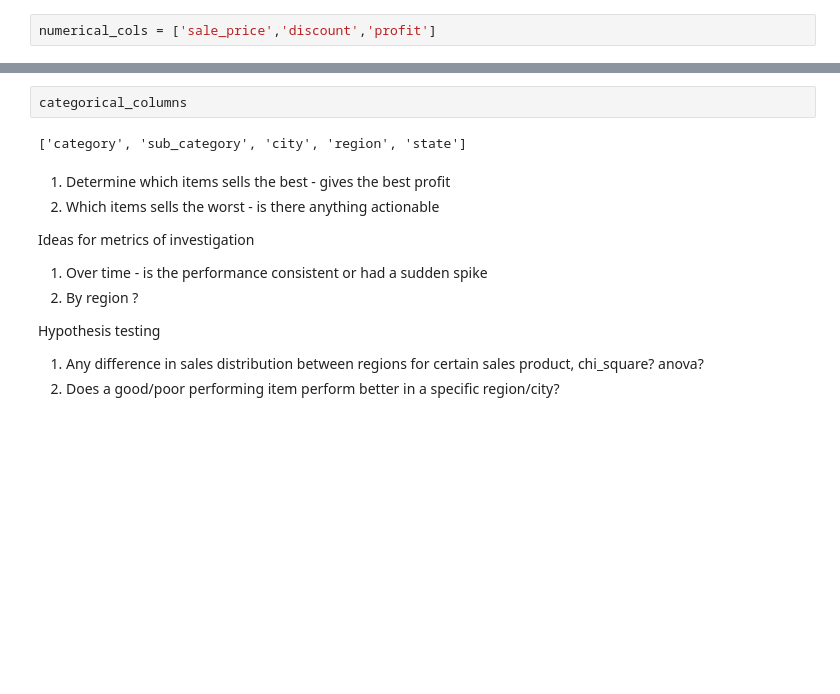
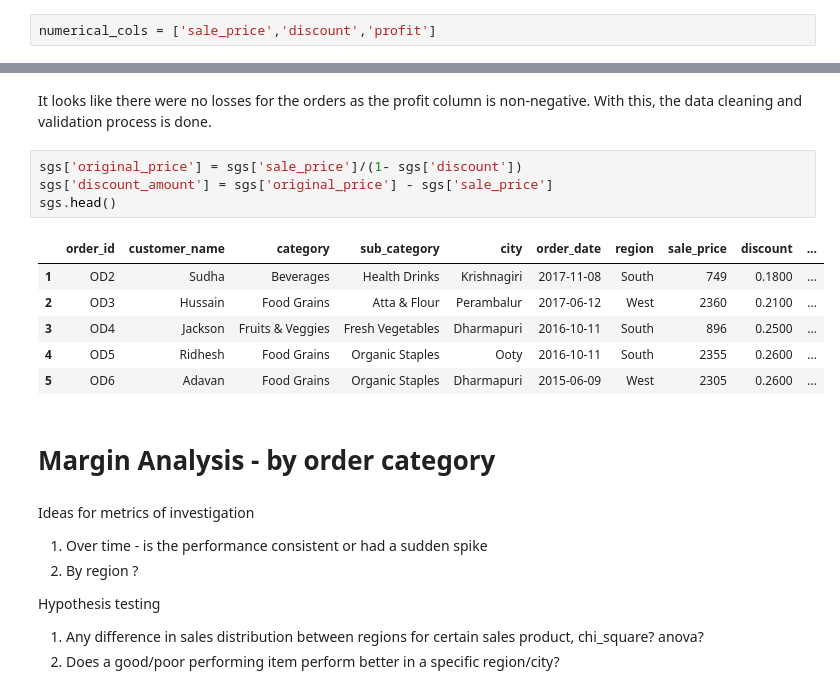
Before and after one commit to edwarsgts/DataAnalysisPortfolio, a Jupyter notebook: Supermarket Retails EDA/Main.ipynb, the cells around one changed output, grey strips where cells are left out. Drawn from its saved outputs; the diff is of its cells as text; blank space fills up the shorter version.

```diff
--- a/Supermarket Retails EDA/Main.ipynb
+++ b/Supermarket Retails EDA/Main.ipynb
@@ -170,11 +203,19 @@ numerical_cols = []
-# %%
-categorical_columns
-# %% [output]
-['category', 'sub_category', 'city', 'region', 'state']
+# %% [markdown]
+It looks like there were no losses for the orders as the profit column is non-negative. With this, the data cleaning and validation process is done.
+# %%
+sgs['original_price'] = sgs['sale_price']/(1- sgs['discount'])
+sgs['discount_amount'] = sgs['original_price'] - sgs['sale_price']
+sgs.head()
+# %% [output]
+|  | order_id | customer_name | category | sub_category | city | order_date | region | sale_price | discount | ... |
+| 1 | OD2 | Sudha | Beverages | Health Drinks | Krishnagiri | 2017-11-08 | South | 749 | 0.1800 | ... |
+| 2 | OD3 | Hussain | Food Grains | Atta & Flour | Perambalur | 2017-06-12 | West | 2360 | 0.2100 | ... |
+| 3 | OD4 | Jackson | Fruits & Veggies | Fresh Vegetables | Dharmapuri | 2016-10-11 | South | 896 | 0.2500 | ... |
+| 4 | OD5 | Ridhesh | Food Grains | Organic Staples | Ooty | 2016-10-11 | South | 2355 | 0.2600 | ... |
+| 5 | OD6 | Adavan | Food Grains | Organic Staples | Dharmapuri | 2015-06-09 | West | 2305 | 0.2600 | ... |
+# %% [markdown]
+# Margin Analysis -  by order category
 # %% [markdown]
-1. Determine which items sells the best - gives the best profit
-2. Which items sells the worst - is there anything actionable
-
 Ideas for metrics of investigation
 1. Over time - is the performance consistent or had a sudden spike
 2. By region ?
```
Also changed, not shown: parts of 51 cells of this notebook, 1 other file.
